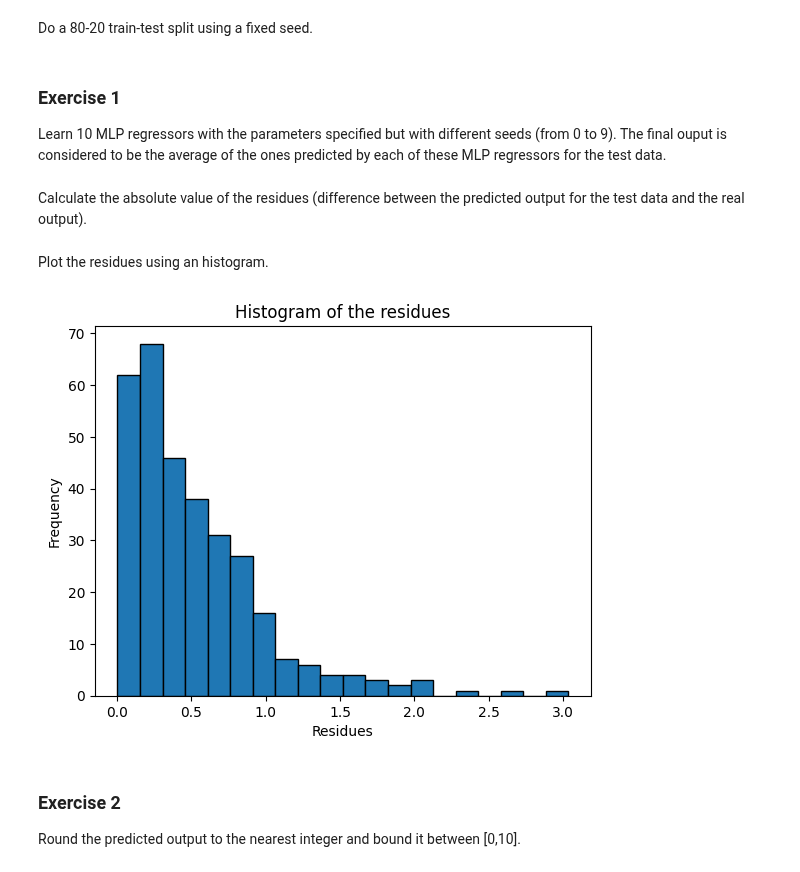
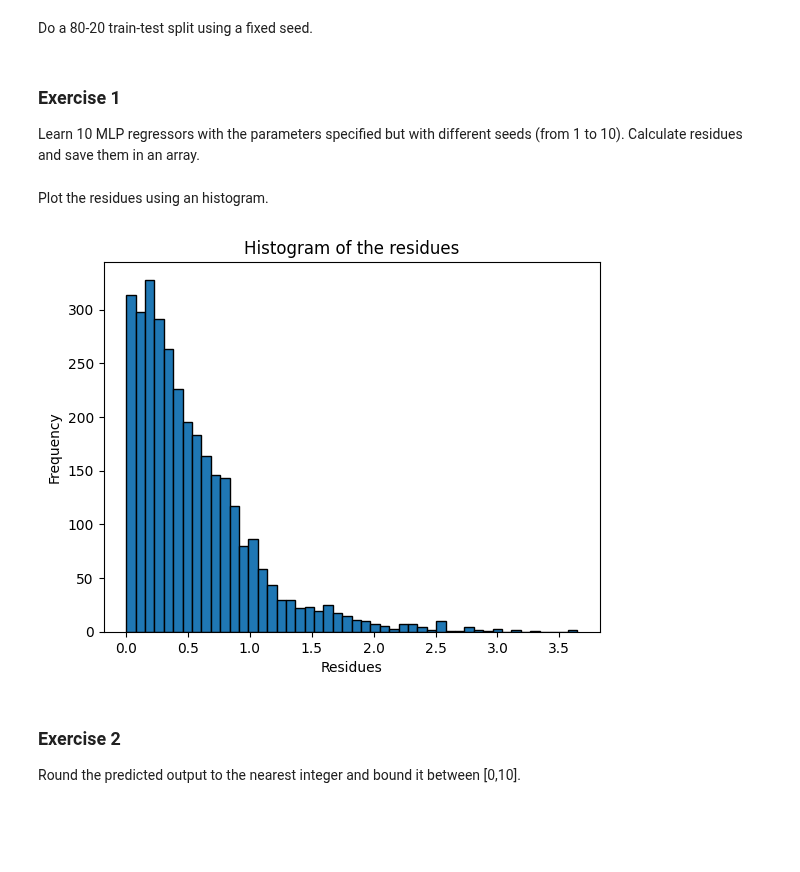
Before and after one commit to pim03/apr-hm, a Jupyter notebook: Homework3/Notebook3.ipynb, the cells around one changed output. Cells and saved outputs as stored; diff of their text form; code cells hidden in the pictures; blank space fills up the shorter version.

```diff
--- a/Homework3/Notebook3.ipynb
+++ b/Homework3/Notebook3.ipynb
@@ -20,39 +20,38 @@ variables_train, variables_test, target_train, target_test= train_test_split(var
 # %% [markdown]
 ### Exercise 1 ##
 
-Learn 10 MLP regressors with the parameters specified but with different seeds (from 0 to 9). The final ouput is considered to be the average of the ones predicted by each of these MLP regressors for the test data.
+Learn 10 MLP regressors with the parameters specified but with different seeds (from 1 to 10). Calculate residues and save them in an array.
 # %%
 import numpy as np
 from sklearn.neural_network import MLPRegressor
 
-y_pred = np.zeros(len(target_test))
+######### Exercise 1 ##########
 
-for i in range(1,11):
+residues = np.array([])
+
+for i in range(1, 11):
     # Learn the MLP regressor
-    mlp = MLPRegressor(hidden_layer_sizes=(10,10), activation='relu', solver='adam', early_stopping=True, validation_fraction=0.2, random_state=i)
+    mlp = MLPRegressor(hidden_layer_sizes=(10,10), activation='relu', early_stopping=True, validation_fraction=0.2, random_state=i)
     #Predict output
-    y_pred += mlp.fit(variables_train,target_train).predict(variables_test)
-y_pred = y_pred/10
-first_rmse = np.sqrt(np.mean((target_test - y_pred)**2))
+    y_pred = mlp.fit(variables_train,target_train).predict(variables_test)
+    #Calculate residues
+    residue = abs(target_test - y_pred)
+    residue = residue.to_numpy()
+    residues = np.append(residues, residue)
-# %% [markdown]
-Calculate the absolute value of the residues (difference between the predicted output for the test data and the real output).
-# %%
-# Calculate the residues
-residues = abs(target_test - y_pred)
 # %% [markdown]
 Plot the residues using an histogram.
 # %%
 import matplotlib.pyplot as plt
 
-# Plot the residues
-plt.hist(residues,bins=20, edgecolor='black')
+#Plot all the residues
+plt.hist(residues, edgecolor='black',bins='auto')
 plt.title('Histogram of the residues')
 plt.xlabel('Residues')
 plt.ylabel('Frequency')
 plt.savefig('ex1_histogram.png')
 plt.show()
 # %% [output]
-[figure, old version]
+[figure, new version]
 # %% [markdown]
 ### Exercise 2 ###
 
```
Also changed, not shown: parts of 1 cell of this notebook, 4 other files.
